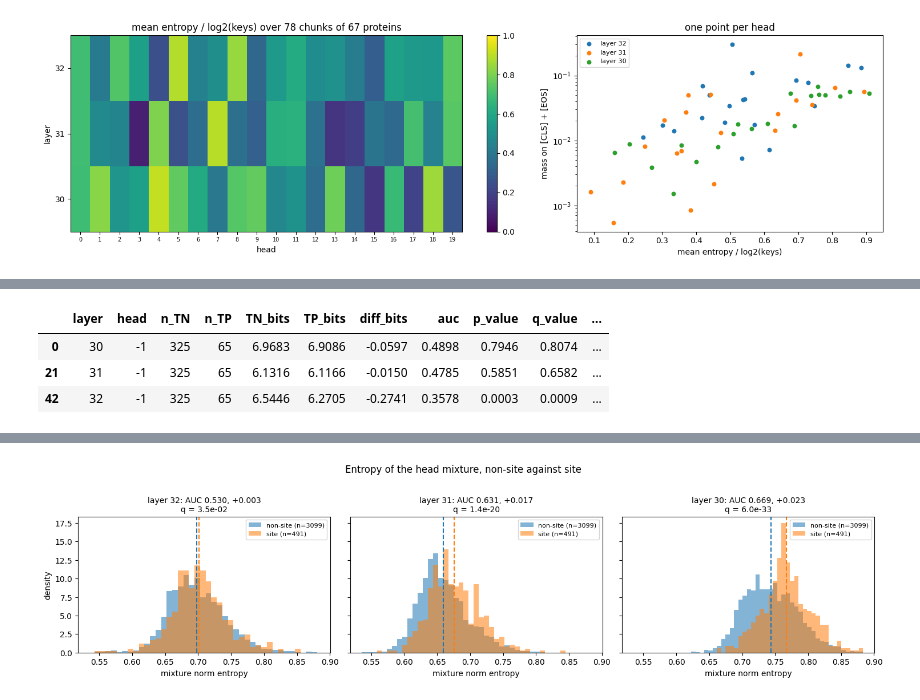
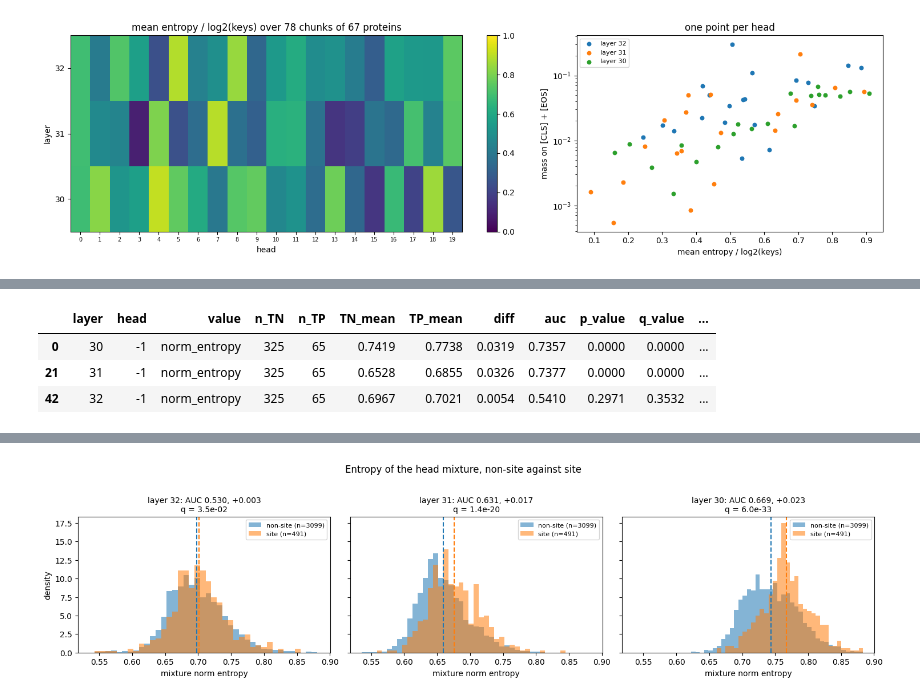
Before and after one commit to nexuso1/phossil, a Jupyter notebook: notebooks/attention_viz.ipynb, the cells around one changed output, grey strips where cells are left out. Saved outputs shown, nothing was run; the diff lists cells and outputs as text; code cells hidden in the pictures.

```diff
--- a/notebooks/attention_viz.ipynb
+++ b/notebooks/attention_viz.ipynb
@@ -967,9 +963,13 @@ def adjust_p_values(p_values):
     adjusted[tested] = false_discovery_control(p_values[tested], method='bh')
     return adjusted
 
-def entropy_comparison(table, group_column, groups, value='entropy_bits'):
+def entropy_comparison(table, group_column, groups, value='norm_entropy'):
     """
     Compares two groups of query residues head by head, the mixture included.
+
+    "value" is normalized entropy by default rather than bits, because the rows come from chunks of
+    different length and raw entropy grows with that length; see the note above the section for how
+    far that goes.
 
     Besides the two means it reports the AUC of telling the groups apart by entropy alone, which is
     the probability that a residue of the second group has the higher entropy of a random pair: it
@@ -983,10 +983,11 @@ def entropy_comparison(table, group_column, groups, value='entropy_bits'):
     for (layer, head), rows in table.groupby(['layer', 'head']):
         a = rows.loc[rows[group_column] == first, value].to_numpy()
         b = rows.loc[rows[group_column] == second, value].to_numpy()
-        record = {'layer' : layer, 'head' : head, f'n_{first}' : len(a), f'n_{second}' : len(b),
-                  f'{first}_bits' : a.mean() if len(a) else np.nan,
-                  f'{second}_bits' : b.mean() if len(b) else np.nan}
-        record['diff_bits'] = record[f'{second}_bits'] - record[f'{first}_bits']
+        record = {'layer' : layer, 'head' : head, 'value' : value,
+                  f'n_{first}' : len(a), f'n_{second}' : len(b),
+                  f'{first}_mean' : a.mean() if len(a) else np.nan,
+                  f'{second}_mean' : b.mean() if len(b) else np.nan}
+        record['diff'] = record[f'{second}_mean'] - record[f'{first}_mean']
 
         if len(a) > 1 and len(b) > 1:
             membership = np.concatenate([np.zeros(len(a)), np.ones(len(b))])
@@ -1002,7 +1003,7 @@ def entropy_comparison(table, group_column, groups, value='entropy_bits'):
     table['q_value'] = adjust_p_values(table['p_value'])
     return table.sort_values(['layer', 'head'], ignore_index=True)
 
-def paired_entropy_comparison(table, group_column, groups, value='entropy_bits', min_rows=2):
+def paired_entropy_comparison(table, group_column, groups, value='norm_entropy', min_rows=2):
     """
     The same comparison run inside each protein and then across the proteins, which is what the
     pooled one cannot do: the entropy of a row grows with the length of the chunk it sits in (the
@@ -1010,6 +1011,11 @@ def paired_entropy_comparison(table, group_column, groups, value='entropy_bits',
     pooled difference can be a length difference. Here every protein contributes the difference of
     its own two group means, and the Wilcoxon signed rank test asks whether those differences sit on
     one side of zero. "same_sign" counts the proteins that agree with the mean.
+
+    The chunk length is one number per protein, so it scales both group means of a protein alike:
+    the sign of every difference, and with it "same_sign", is the same whether "value" is bits or
+    normalized entropy. Only the size of "paired_diff", and through the ranking of the sizes the
+    p value, moves.
     """
     first, second = groups
     records = []
@@ -1022,7 +1028,7 @@ def paired_entropy_comparison(table, group_column, groups, value='entropy_bits',
                 differences.append(b.mean() - a.mean())
 
         differences = np.asarray(differences)
-        record = {'layer' : layer, 'head' : head, 'n_proteins' : len(differences),
+        record = {'layer' : layer, 'head' : head, 'value' : value, 'n_proteins' : len(differences),
                   'paired_diff' : differences.mean() if len(differences) else np.nan,
                   'same_sign' : int(max((differences > 0).sum(), (differences < 0).sum())) if len(differences) else 0,
                   'paired_p' : wilcoxon(differences).pvalue if len(differences) > 5 else np.nan}
@@ -1165,15 +1168,16 @@ TP        195        9
 # %%
 # True positives against true negatives, on the proteins a fold predicted
 outcome_rows = query_entropy.dropna(subset=['outcome'])
 outcome_summary = entropy_comparison(outcome_rows, 'outcome', ('TN', 'TP')).merge(
-    paired_entropy_comparison(outcome_rows, 'outcome', ('TN', 'TP')), on=['layer', 'head'])
+    paired_entropy_comparison(outcome_rows, 'outcome', ('TN', 'TP')), on=['layer', 'head'],
+    suffixes=('', '_paired'))
 
 outcome_summary[outcome_summary['head'] == MIXTURE].round(4)
 # %% [output]
-|  | layer | head | n_TN | n_TP | TN_bits | TP_bits | diff_bits | auc | p_value | q_value | ... |
-| 0 | 30 | -1 | 325 | 65 | 6.9683 | 6.9086 | -0.0597 | 0.4898 | 0.7946 | 0.8074 | ... |
-| 21 | 31 | -1 | 325 | 65 | 6.1316 | 6.1166 | -0.0150 | 0.4785 | 0.5851 | 0.6582 | ... |
-| 42 | 32 | -1 | 325 | 65 | 6.5446 | 6.2705 | -0.2741 | 0.3578 | 0.0003 | 0.0009 | ... |
+|  | layer | head | value | n_TN | n_TP | TN_mean | TP_mean | diff | auc | p_value | q_value | ... |
+| 0 | 30 | -1 | norm_entropy | 325 | 65 | 0.7419 | 0.7738 | 0.0319 | 0.7357 | 0.0000 | 0.0000 | ... |
+| 21 | 31 | -1 | norm_entropy | 325 | 65 | 0.6528 | 0.6855 | 0.0326 | 0.7377 | 0.0000 | 0.0000 | ... |
+| 42 | 32 | -1 | norm_entropy | 325 | 65 | 0.6967 | 0.7021 | 0.0054 | 0.5410 | 0.2971 | 0.3532 | ... |
 # %%
 plot_mixture_comparison(query_entropy.dropna(subset=['outcome']), 'outcome', ('TN', 'TP'))
 plt.show()
```
Also changed, not shown: parts of 10 cells of this notebook.
